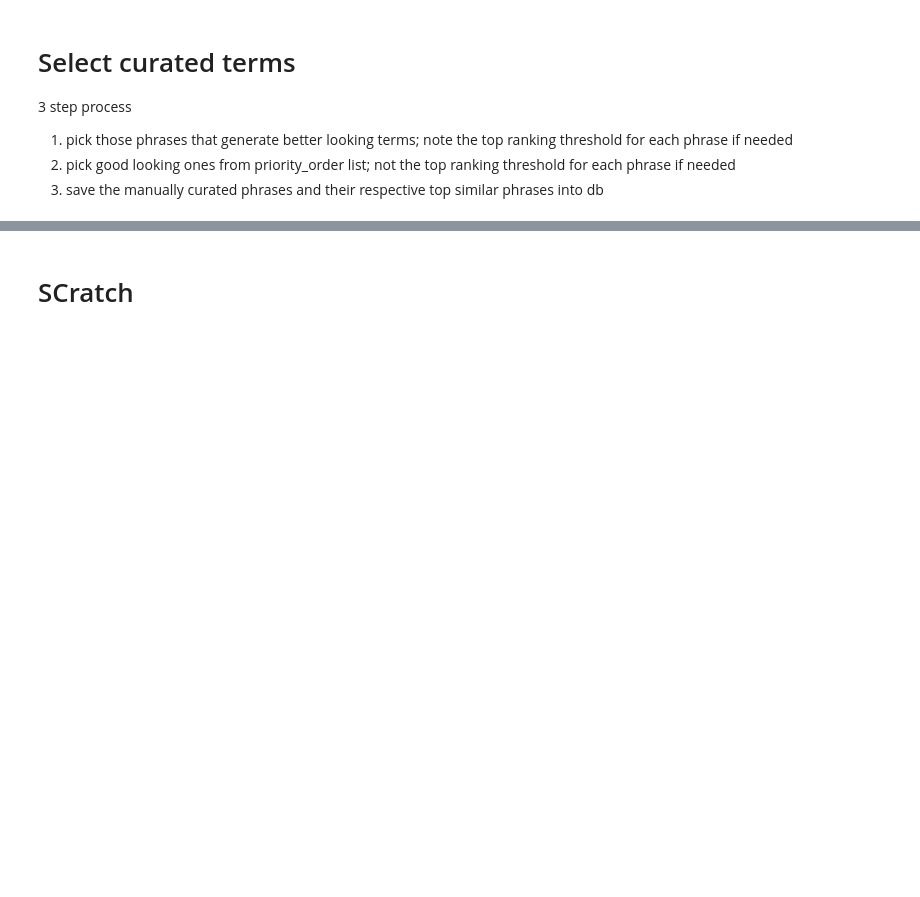
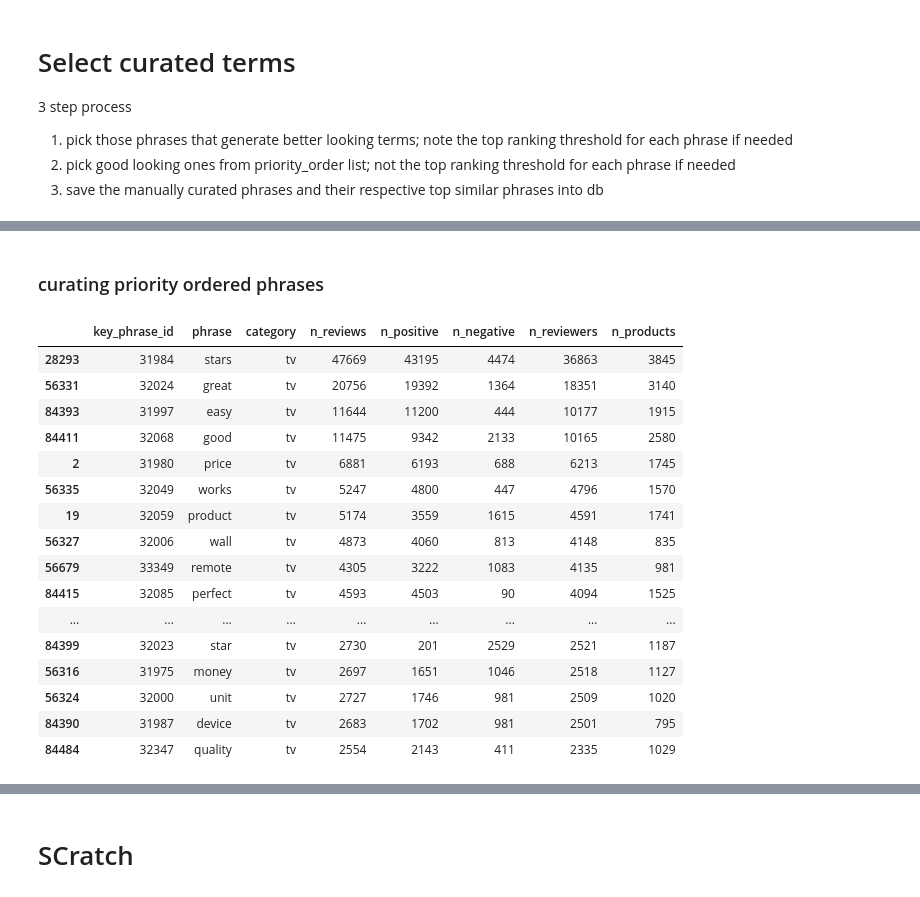
Before and after one commit to avelllabs/Gabby, a Jupyter notebook: notebooks/17_gb_phrase_orders_and_groupings.ipynb, the cells around one changed output, grey strips where cells are left out. Drawn from its saved outputs; the diff is of its cells as text; code cells hidden in the pictures; blank space fills up the shorter version.

```diff
--- a/notebooks/17_gb_phrase_orders_and_groupings.ipynb
+++ b/notebooks/17_gb_phrase_orders_and_groupings.ipynb
@@ -452,0 +430,22 @@ qphrase_neighbors.merge(key_phrases, how='left', left_on='neighbor_idx', right_o
+# %% [markdown]
+### curating priority ordered phrases
+# %%
+key_phrases.loc[priority_order[:25]]
+# %% [output]
+|  | key_phrase_id | phrase | category | n_reviews | n_positive | n_negative | n_reviewers | n_products |
+| 28293 | 31984 | stars | tv | 47669 | 43195 | 4474 | 36863 | 3845 |
+| 56331 | 32024 | great | tv | 20756 | 19392 | 1364 | 18351 | 3140 |
+| 84393 | 31997 | easy | tv | 11644 | 11200 | 444 | 10177 | 1915 |
+| 84411 | 32068 | good | tv | 11475 | 9342 | 2133 | 10165 | 2580 |
+| 2 | 31980 | price | tv | 6881 | 6193 | 688 | 6213 | 1745 |
+| 56335 | 32049 | works | tv | 5247 | 4800 | 447 | 4796 | 1570 |
+| 19 | 32059 | product | tv | 5174 | 3559 | 1615 | 4591 | 1741 |
+| 56327 | 32006 | wall | tv | 4873 | 4060 | 813 | 4148 | 835 |
+| 56679 | 33349 | remote | tv | 4305 | 3222 | 1083 | 4135 | 981 |
+| 84415 | 32085 | perfect | tv | 4593 | 4503 | 90 | 4094 | 1525 |
+| ... | ... | ... | ... | ... | ... | ... | ... | ... |
+| 84399 | 32023 | star | tv | 2730 | 201 | 2529 | 2521 | 1187 |
+| 56316 | 31975 | money | tv | 2697 | 1651 | 1046 | 2518 | 1127 |
+| 56324 | 32000 | unit | tv | 2727 | 1746 | 981 | 2509 | 1020 |
+| 84390 | 31987 | device | tv | 2683 | 1702 | 981 | 2501 | 795 |
+| 84484 | 32347 | quality | tv | 2554 | 2143 | 411 | 2335 | 1029 |
```
Also changed, not shown: parts of 46 cells of this notebook.
